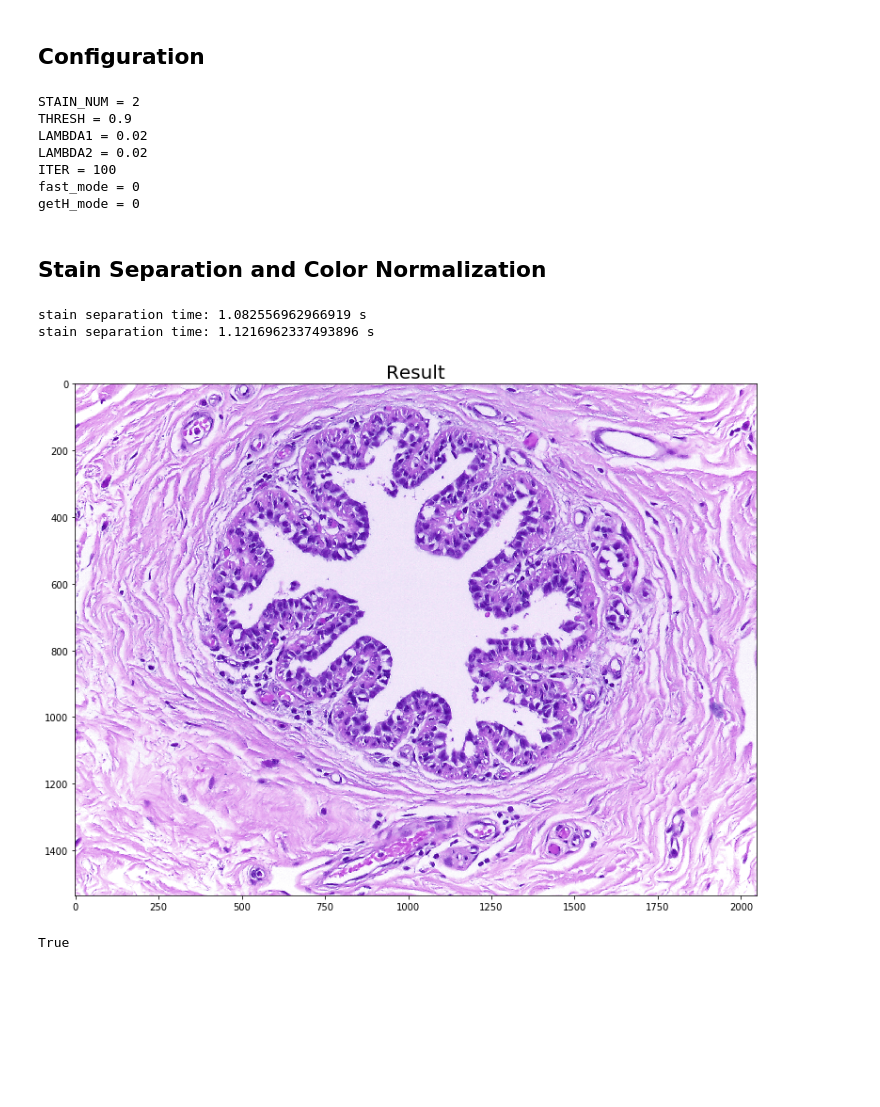
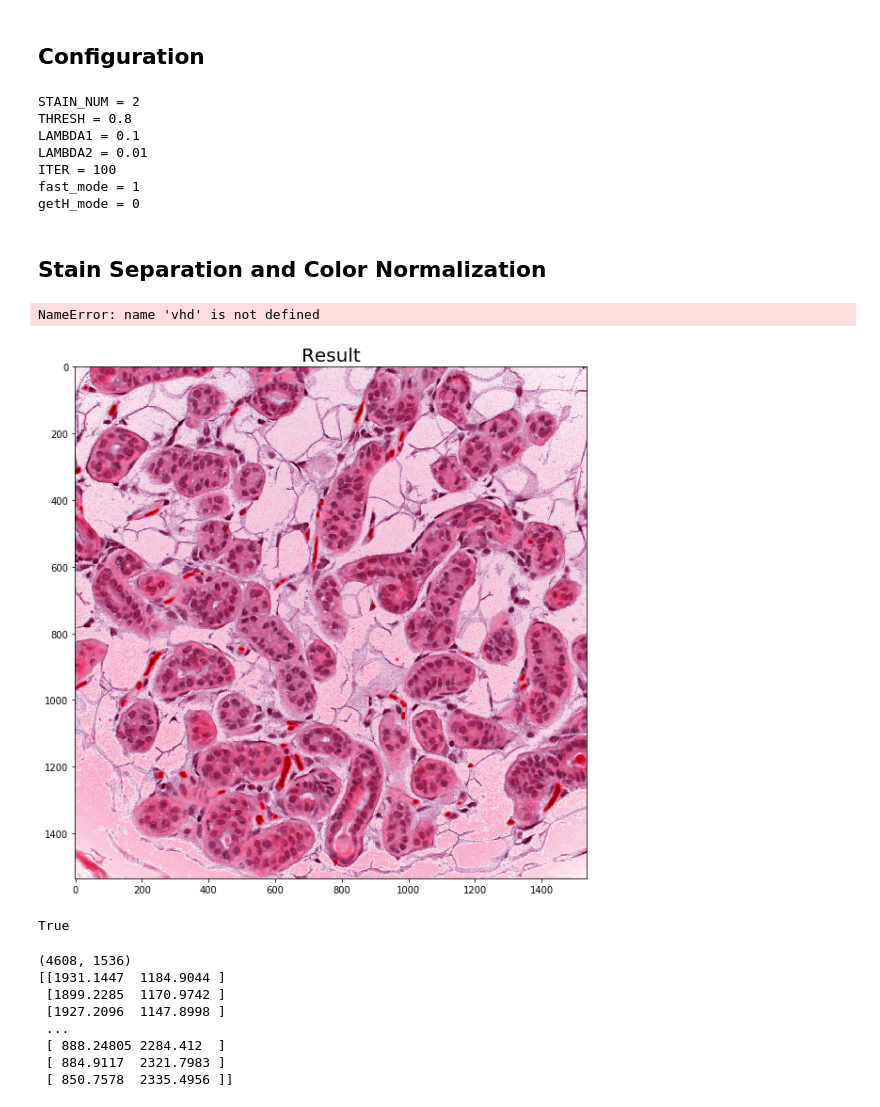
Before and after one commit to xindubawukong/Vahadane, a Jupyter notebook: main.ipynb, the cells around one changed output. Saved outputs shown, nothing was run; the diff lists cells and outputs as text; code cells hidden in the pictures; blank space fills up the shorter version.

Commit message:
add tsne, but fast mode has problem

```diff
--- a/main.ipynb
+++ b/main.ipynb
@@ -17,7 +15,7 @@ The autoreload extension is already loaded. To reload it, use:
 # %%
 SOURCE_PATH = './data/i9.png'
-TARGET_PATH = './data/i1.png'
-RESULT_PATH = './output/i9_to_i1_normal.png'
+TARGET_PATH = './data/target1.png'
+RESULT_PATH = './output/i9_to_target1_normal_f.png'
 # %% [markdown]
 ## Load source and target images
 # %%
@@ -41,32 +39,45 @@ target image size:  (1536, 2048, 3)
 # %% [markdown]
 ## Configuration
 # %%
-vhd = vahadane(THRESH=0.9)
+vhd = vahadane(LAMBDA1=0.1, LAMBDA2=0.01, THRESH=0.8, fast_mode=1)
 vhd.show_config()
 # %% [output]
 STAIN_NUM = 2
-THRESH = 0.9
-LAMBDA1 = 0.02
-LAMBDA2 = 0.02
+THRESH = 0.8
+LAMBDA1 = 0.1
+LAMBDA2 = 0.01
 ITER = 100
-fast_mode = 0
+fast_mode = 1
 getH_mode = 0
 # %% [markdown]
 ## Stain Separation and Color Normalization
 # %%
 Ws, Hs = vhd.stain_separate(source_image)
-Wt, Ht = vhd.stain_separate(target_image)
+#Wt, Ht = vhd.stain_separate(target_image)
 # %% [output]
-stain separation time: 1.082556962966919 s
-stain separation time: 1.1216962337493896 s
+NameError: name 'vhd' is not defined
 # %%
 img = vhd.SPCN(source_image, Ws, Hs, Wt, Ht)
 plt.figure(figsize=(20.0, 10.0))
 plt.title('Result', fontsize=20)
 plt.imshow(img)
 plt.show()
-img = cv2.cvtColor(img, cv2.COLOR_RGB2BGR)
-cv2.imwrite(RESULT_PATH, img)
+cv2.imwrite(RESULT_PATH, cv2.cvtColor(img, cv2.COLOR_RGB2BGR))
 # %% [output]
-[figure, old version]
+[figure, new version]
 True
+# %%
+tsne = TSNE(n_components=2, init='pca', random_state=19980723)
+data = np.concatenate((img[:, :, 0], img[:, :, 1], img[:, :, 2]), axis=0)
+print(data.shape)
+result = tsne.fit_transform(data.T)
+print(result)
+# %% [output]
+(4608, 1536)
+[[1931.1447  1184.9044 ]
+ [1899.2285  1170.9742 ]
+ [1927.2096  1147.8998 ]
+ ...
+ [ 888.24805 2284.412  ]
+ [ 884.9117  2321.7983 ]
+ [ 850.7578  2335.4956 ]]
```
Also changed, not shown: parts of 6 cells of this notebook, 2 other files.
